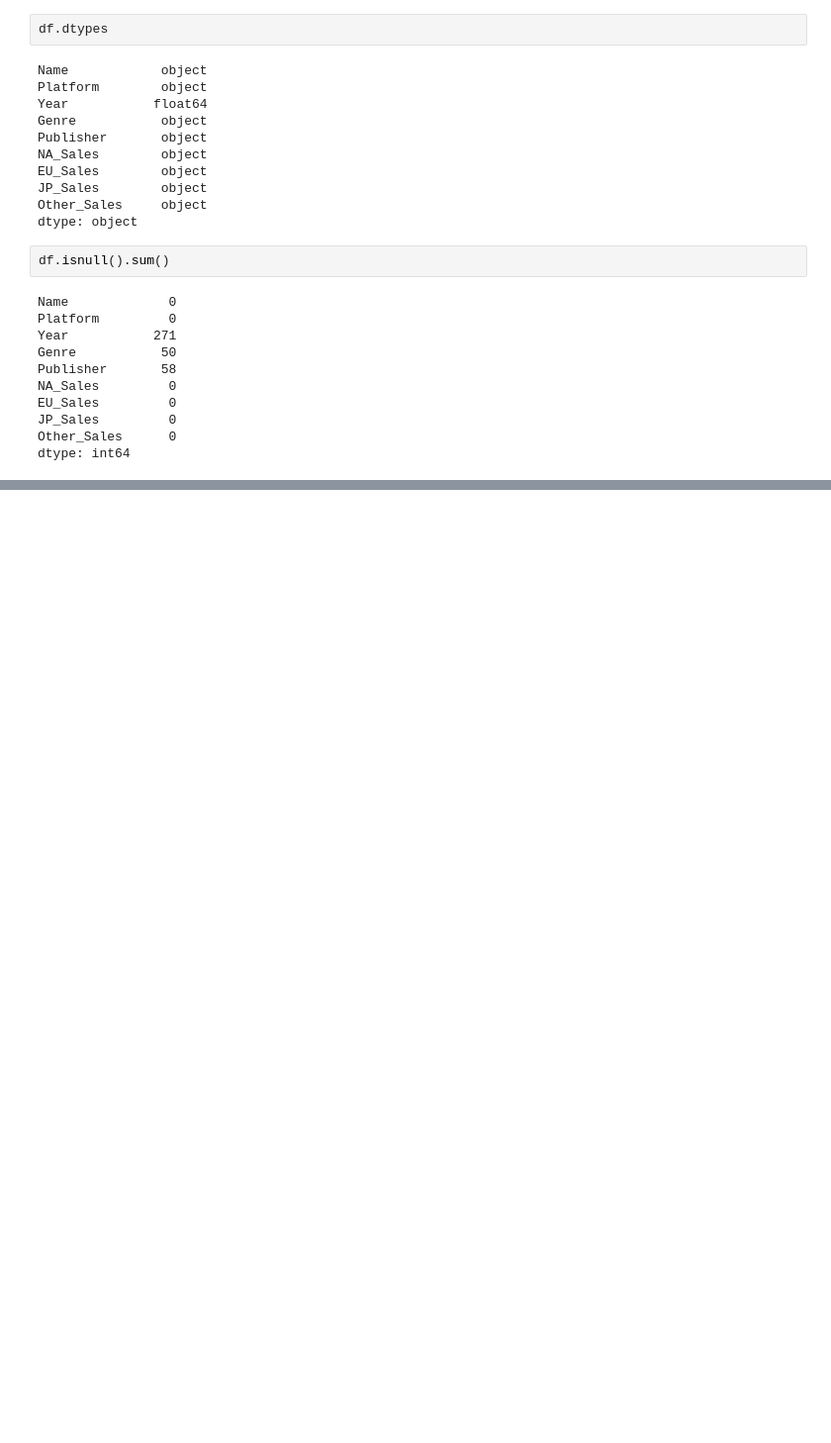
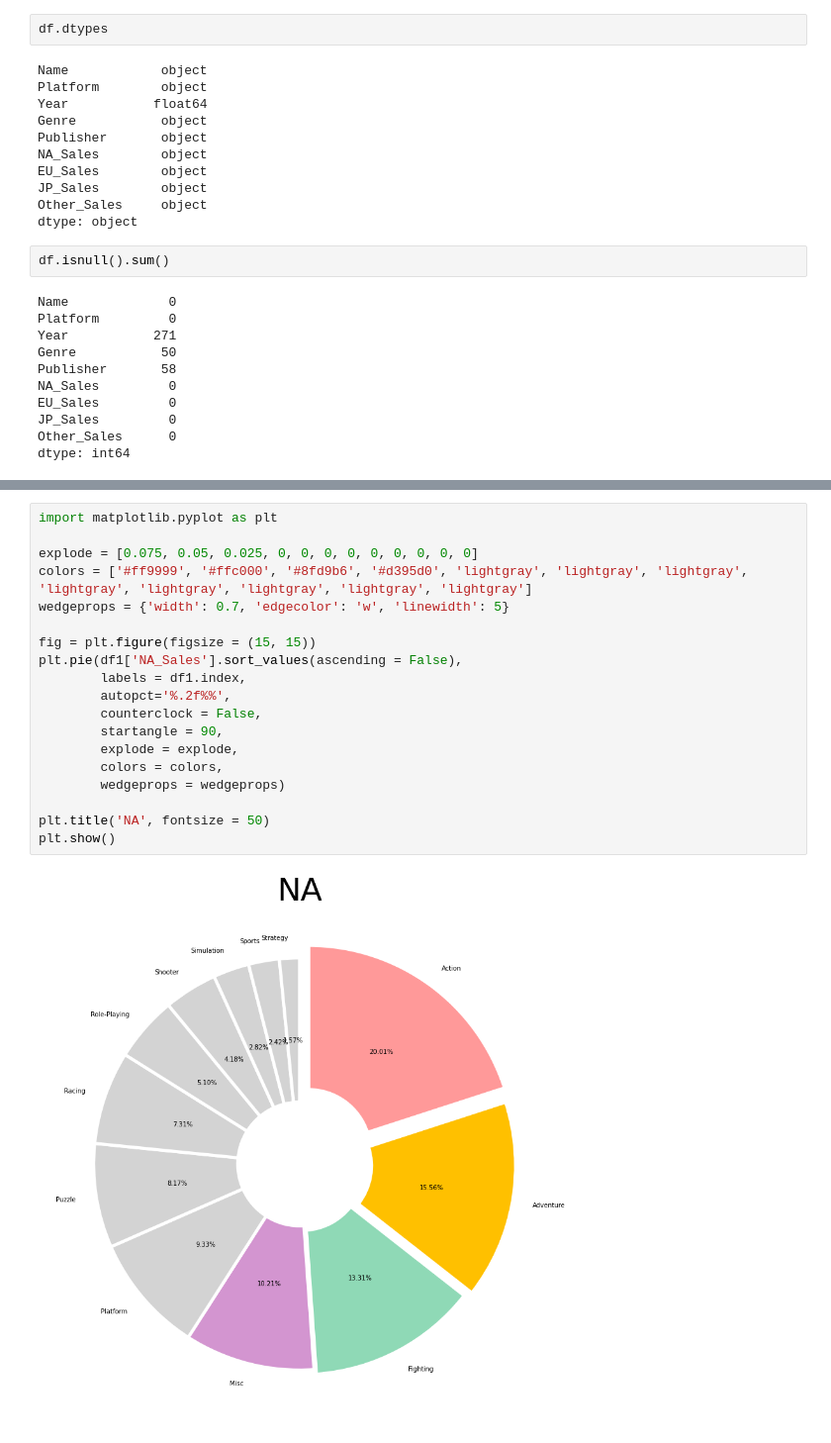
Before and after one commit to kihann/section-project, a Jupyter notebook: AI_07_이기한_Section_1.ipynb, the cells around one changed output, grey strips where cells are left out. Shown at 99% size. Drawn from its saved outputs; the diff is of its cells as text; blank space fills up the shorter version.

```diff
--- a/AI_07_이기한_Section_1.ipynb
+++ b/AI_07_이기한_Section_1.ipynb
@@ -100,0 +160,21 @@ array(['Action', 'Adventure', 'Misc', 'Platform', 'Sports', 'Simulation',
+# %%
+import matplotlib.pyplot as plt
+
+explode = [0.075, 0.05, 0.025, 0, 0, 0, 0, 0, 0, 0, 0, 0]
+colors = ['#ff9999', '#ffc000', '#8fd9b6', '#d395d0', 'lightgray', 'lightgray', 'lightgray', 'lightgray', 'lightgray', 'lightgray', 'lightgray', 'lightgray']
+wedgeprops = {'width': 0.7, 'edgecolor': 'w', 'linewidth': 5}
+
+fig = plt.figure(figsize = (15, 15))
+plt.pie(df1['NA_Sales'].sort_values(ascending = False),
+        labels = df1.index,
+        autopct='%.2f%%',
+        counterclock = False,
+        startangle = 90,
+        explode = explode,
+        colors = colors,
+        wedgeprops = wedgeprops)
+
+plt.title('NA', fontsize = 50)
+plt.show()
+# %% [output]
+[figure, added]
```
Also changed, not shown: parts of 17 cells of this notebook.
